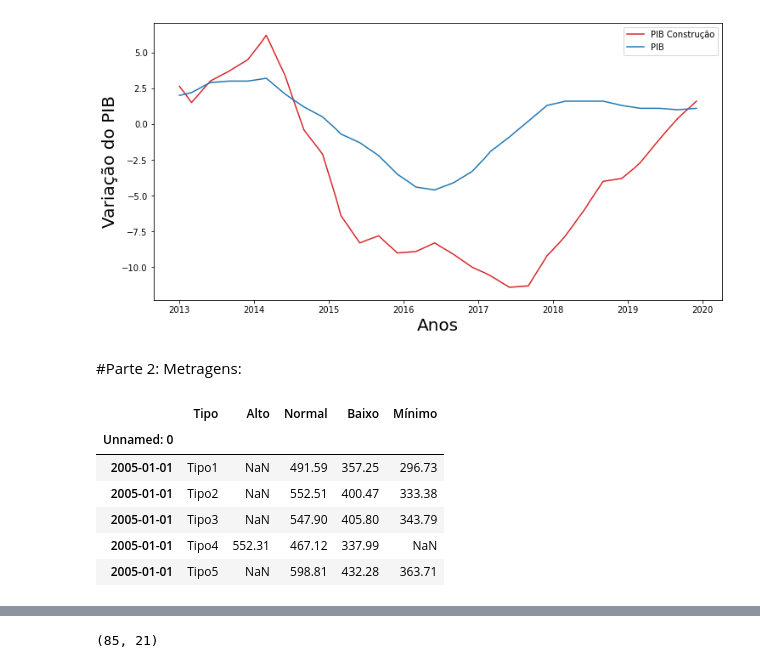
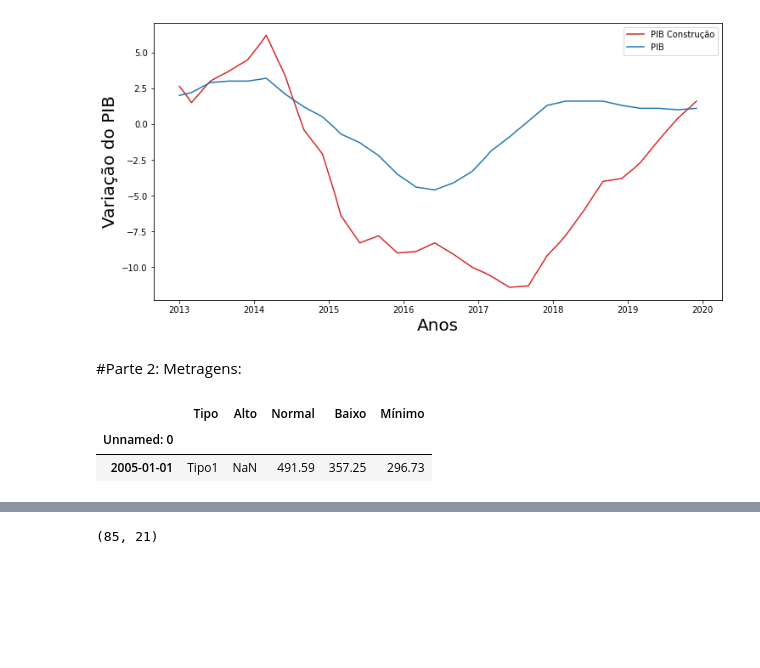
Before and after one commit to GabrielTrentino/TCC, a Jupyter notebook: TCC_parte_2.ipynb, the cells around one changed output, grey strips where cells are left out. Drawn from its saved outputs; the diff is of its cells as text; code cells hidden in the pictures; blank space fills up the shorter version.

```diff
--- a/TCC_parte_2.ipynb
+++ b/TCC_parte_2.ipynb
@@ -173,17 +173,13 @@ plt.legend();
 # %%
 metragem_path = 'https://raw.githubusercontent.com/GabrielTrentino/TCC/master/Metragem_por_Tipo.csv'
 df_metragem = pd.read_csv(metragem_path)
 df_metragem.index = pd.to_datetime(df_metragem["Unnamed: 0"], format = "%m/%Y")
 df_metragem.drop("Unnamed: 0", axis = 1, inplace=True)
-df_metragem.head()
+df_metragem.head(1)
 # %% [output]
 |  | Tipo | Alto | Normal | Baixo | Mínimo |
 | Unnamed: 0 |  |  |  |  |  |
 | 2005-01-01 | Tipo1 | NaN | 491.59 | 357.25 | 296.73 |
-| 2005-01-01 | Tipo2 | NaN | 552.51 | 400.47 | 333.38 |
-| 2005-01-01 | Tipo3 | NaN | 547.90 | 405.80 | 343.79 |
-| 2005-01-01 | Tipo4 | 552.31 | 467.12 | 337.99 | NaN |
-| 2005-01-01 | Tipo5 | NaN | 598.81 | 432.28 | 363.71 |
 # %%
 df_new = pd.DataFrame()
 df_new['Tipo1Norm'] = df_metragem.query("Tipo == 'Tipo1'").Normal
```
Also changed, not shown: parts of 10 cells of this notebook.
